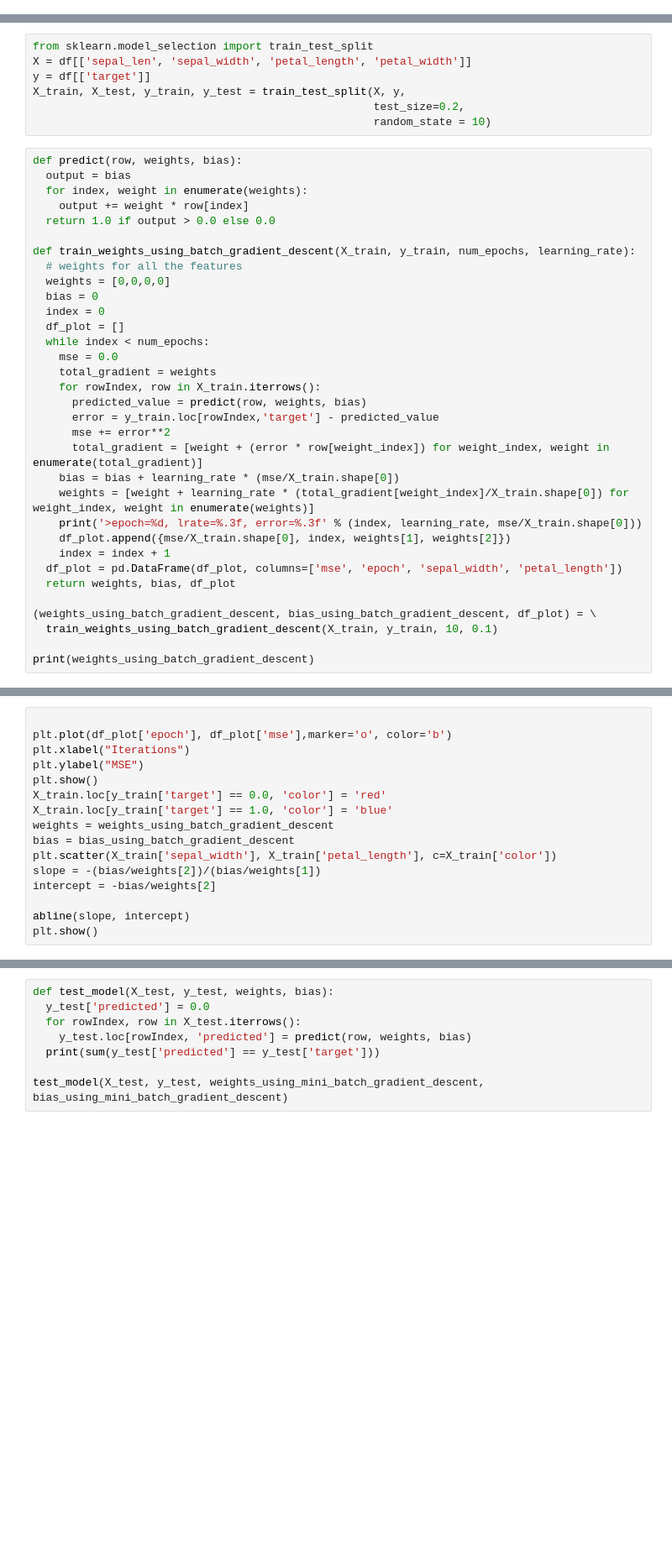
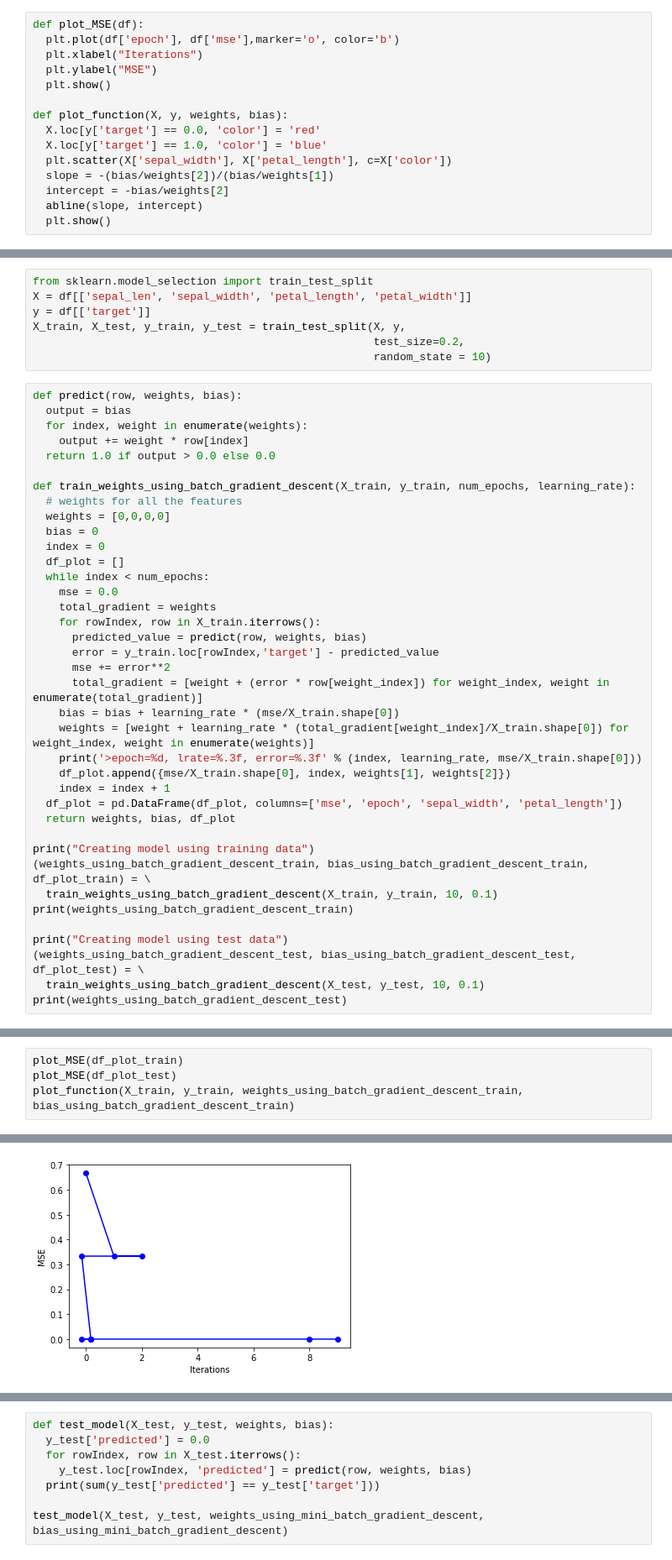
Before and after one commit to GuptaNavdeep1983/CS688, a Jupyter notebook: 767_assignment2.ipynb, the cells around one changed output, grey strips where cells are left out. Shown at 84% size. Drawn from its saved outputs; the diff is of its cells as text; blank space fills up the shorter version.

```diff
--- a/767_assignment2.ipynb
+++ b/767_assignment2.ipynb
@@ -9,3 +18,18 @@ import numpy as np
+# %%
+def plot_MSE(df):
+  plt.plot(df['epoch'], df['mse'],marker='o', color='b')
+  plt.xlabel("Iterations")
+  plt.ylabel("MSE")
+  plt.show()
+
+def plot_function(X, y, weights, bias):
+  X.loc[y['target'] == 0.0, 'color'] = 'red'
+  X.loc[y['target'] == 1.0, 'color'] = 'blue'
+  plt.scatter(X['sepal_width'], X['petal_length'], c=X['color'])
+  slope = -(bias/weights[2])/(bias/weights[1])
+  intercept = -bias/weights[2]
+  abline(slope, intercept)
+  plt.show()
 # %%
 iris = load_iris()
 
@@ -50,8 +74,13 @@ def train_weights_using_batch_gradient_descent(X_train, y_train, num_epochs, lea
   df_plot = pd.DataFrame(df_plot, columns=['mse', 'epoch', 'sepal_width', 'petal_length'])
   return weights, bias, df_plot
 
-(weights_using_batch_gradient_descent, bias_using_batch_gradient_descent, df_plot) = \
+print("Creating model using training data")
+(weights_using_batch_gradient_descent_train, bias_using_batch_gradient_descent_train, df_plot_train) = \
   train_weights_using_batch_gradient_descent(X_train, y_train, 10, 0.1)
+print(weights_using_batch_gradient_descent_train)
 
-print(weights_using_batch_gradient_descent)
+print("Creating model using test data")
+(weights_using_batch_gradient_descent_test, bias_using_batch_gradient_descent_test, df_plot_test) = \
+  train_weights_using_batch_gradient_descent(X_test, y_test, 10, 0.1)
+print(weights_using_batch_gradient_descent_test)
 # %% [output]
@@ -78,16 +103,0 @@ def abline(slope, intercept):
-# %%
-
-plt.plot(df_plot['epoch'], df_plot['mse'],marker='o', color='b')
-plt.xlabel("Iterations")
-plt.ylabel("MSE")
-plt.show()
-X_train.loc[y_train['target'] == 0.0, 'color'] = 'red'
-X_train.loc[y_train['target'] == 1.0, 'color'] = 'blue'
-weights = weights_using_batch_gradient_descent
-bias = bias_using_batch_gradient_descent
-plt.scatter(X_train['sepal_width'], X_train['petal_length'], c=X_train['color'])
-slope = -(bias/weights[2])/(bias/weights[1])
-intercept = -bias/weights[2]
-
-abline(slope, intercept)
-plt.show()
@@ -96,0 +104,5 @@ plt.show()
+# %%
+plot_MSE(df_plot_train)
+plot_MSE(df_plot_test)
+plot_function(X_train, y_train, weights_using_batch_gradient_descent_train, bias_using_batch_gradient_descent_train)
+# %% [output]
@@ -96,0 +110 @@ plt.show()
+[figure, added]
```
Also changed, not shown: parts of 9 cells of this notebook.
